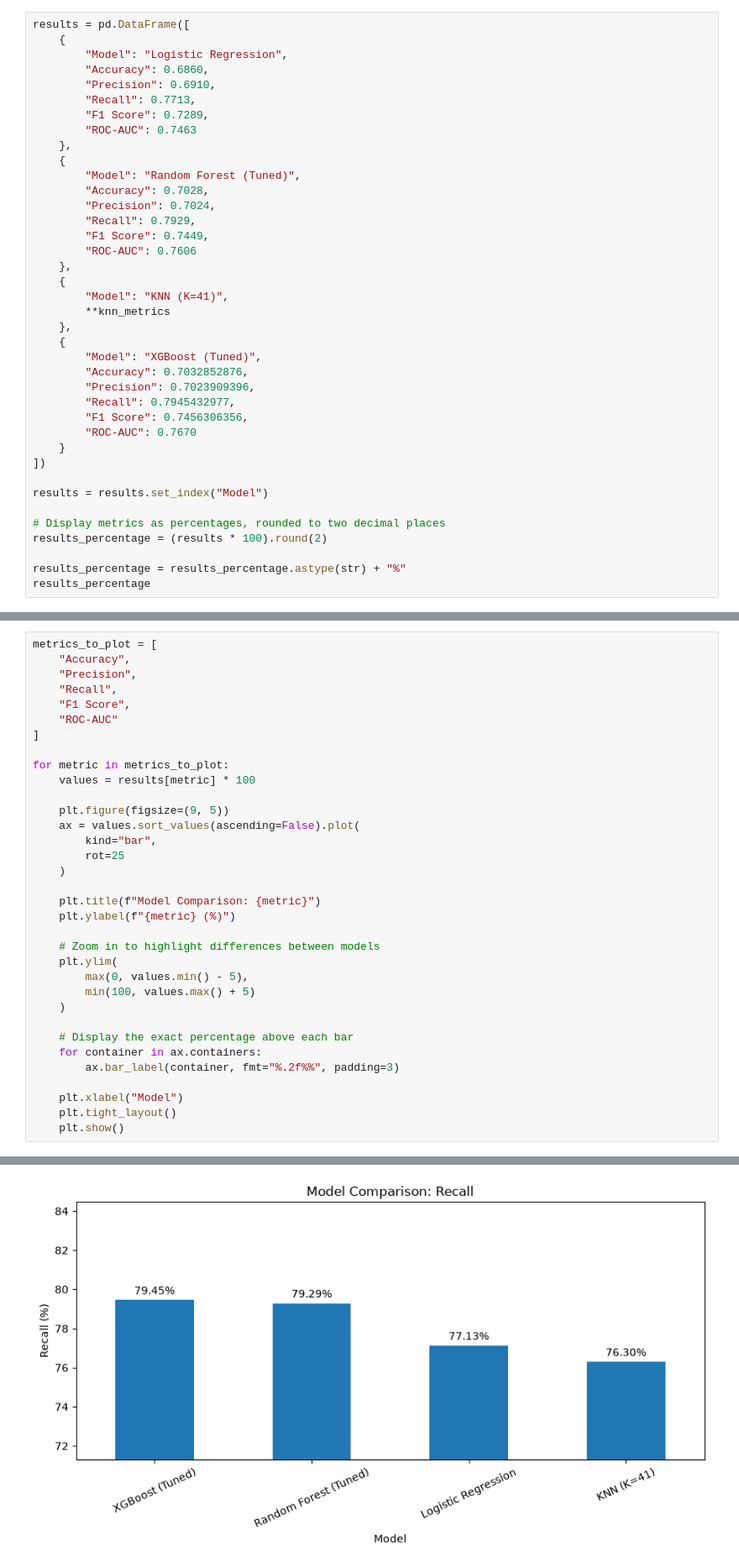
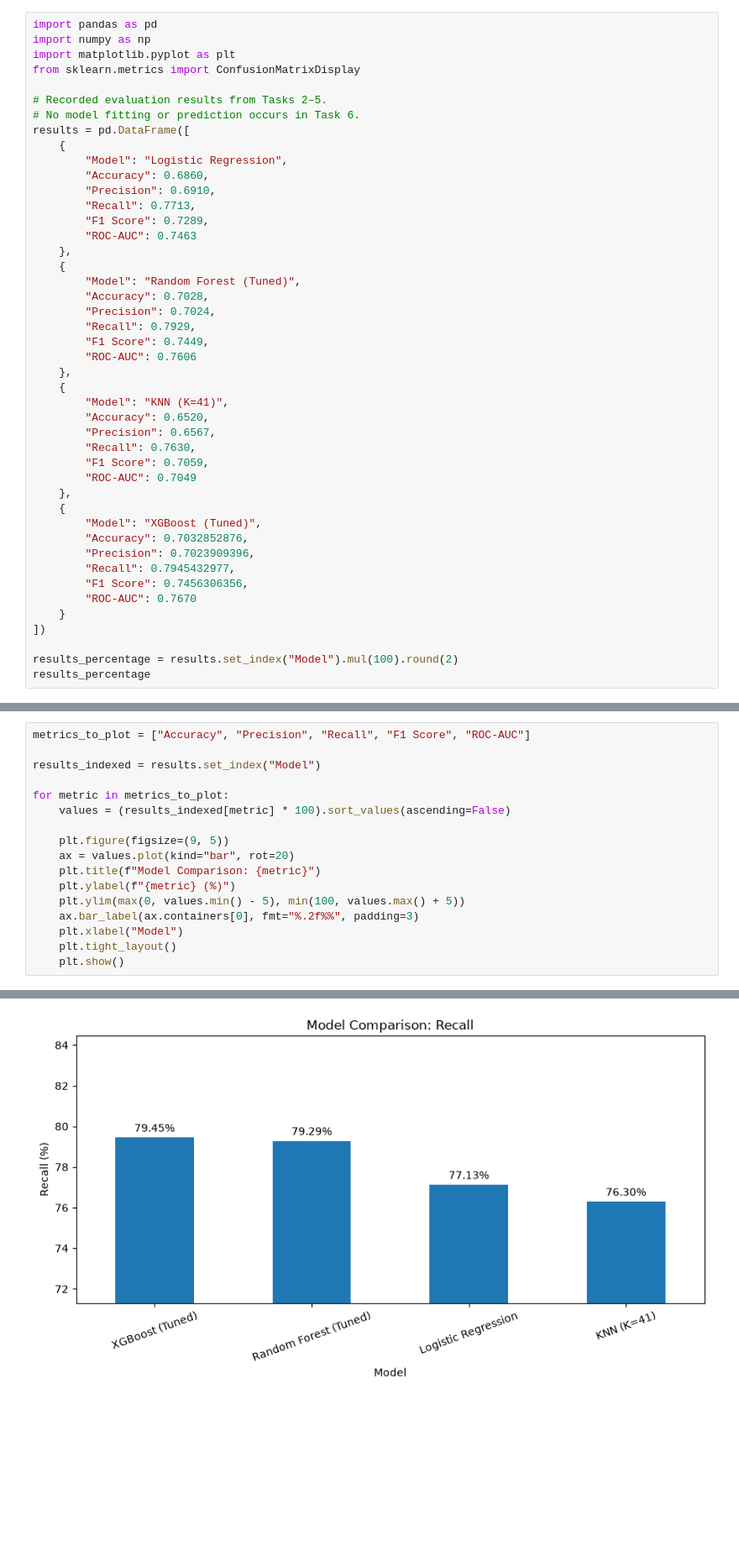
Before and after one commit to Break-Through-Tech/Global-Financial-Firm-1A-kickstarter-crowdfunding-recommendation-engine, a Jupyter notebook: notebooks/milestone3_task6_model_comparison.ipynb, the cells around one changed output, grey strips where cells are left out. Shown at 84% size. Saved outputs shown, nothing was run; the diff lists cells and outputs as text; blank space fills up the shorter version.

Commit message:
update task 6 to bring over the model performance rather then refitting

```diff
--- a/notebooks/milestone3_task6_model_comparison.ipynb
+++ b/notebooks/milestone3_task6_model_comparison.ipynb
@@ -110,4 +15,11 @@ KNN Confusion Matrix:
 # %%
+import pandas as pd
+import numpy as np
+import matplotlib.pyplot as plt
+from sklearn.metrics import ConfusionMatrixDisplay
+
+# Recorded evaluation results from Tasks 2–5.
+# No model fitting or prediction occurs in Task 6.
 results = pd.DataFrame([
     {
         "Model": "Logistic Regression",
@@ -127,7 +39,11 @@ results = pd.DataFrame([
     },
     {
         "Model": "KNN (K=41)",
-        **knn_metrics
+        "Accuracy": 0.6520,
+        "Precision": 0.6567,
+        "Recall": 0.7630,
+        "F1 Score": 0.7059,
+        "ROC-AUC": 0.7049
     },
     {
         "Model": "XGBoost (Tuned)",
@@ -139,12 +55,7 @@ results = pd.DataFrame([
     }
 ])
 
-results = results.set_index("Model")
-
-# Display metrics as percentages, rounded to two decimal places
-results_percentage = (results * 100).round(2)
-
-results_percentage = results_percentage.astype(str) + "%"
+results_percentage = results.set_index("Model").mul(100).round(2)
 results_percentage
 # %% [output]
 |  | Accuracy | Precision | Recall | F1 Score | ROC-AUC |
@@ -160,34 +71,17 @@ The models are compared using five evaluation metrics. Accuracy measures overall
 # %%
-metrics_to_plot = [
-    "Accuracy",
-    "Precision",
-    "Recall",
-    "F1 Score",
-    "ROC-AUC"
-]
+metrics_to_plot = ["Accuracy", "Precision", "Recall", "F1 Score", "ROC-AUC"]
+
+results_indexed = results.set_index("Model")
 
 for metric in metrics_to_plot:
-    values = results[metric] * 100
+    values = (results_indexed[metric] * 100).sort_values(ascending=False)
 
     plt.figure(figsize=(9, 5))
-    ax = values.sort_values(ascending=False).plot(
-        kind="bar",
-        rot=25
-    )
-
+    ax = values.plot(kind="bar", rot=20)
     plt.title(f"Model Comparison: {metric}")
     plt.ylabel(f"{metric} (%)")
-
-    # Zoom in to highlight differences between models
-    plt.ylim(
-        max(0, values.min() - 5),
-        min(100, values.max() + 5)
-    )
-
-    # Display the exact percentage above each bar
-    for container in ax.containers:
-        ax.bar_label(container, fmt="%.2f%%", padding=3)
-
+    plt.ylim(max(0, values.min() - 5), min(100, values.max() + 5))
+    ax.bar_label(ax.containers[0], fmt="%.2f%%", padding=3)
     plt.xlabel("Model")
     plt.tight_layout()
     plt.show()
@@ -197 +91 @@ for metric in metrics_to_plot:
-[figure, old version]
+[figure, new version]
```
Also changed, not shown: parts of 14 cells of this notebook.
